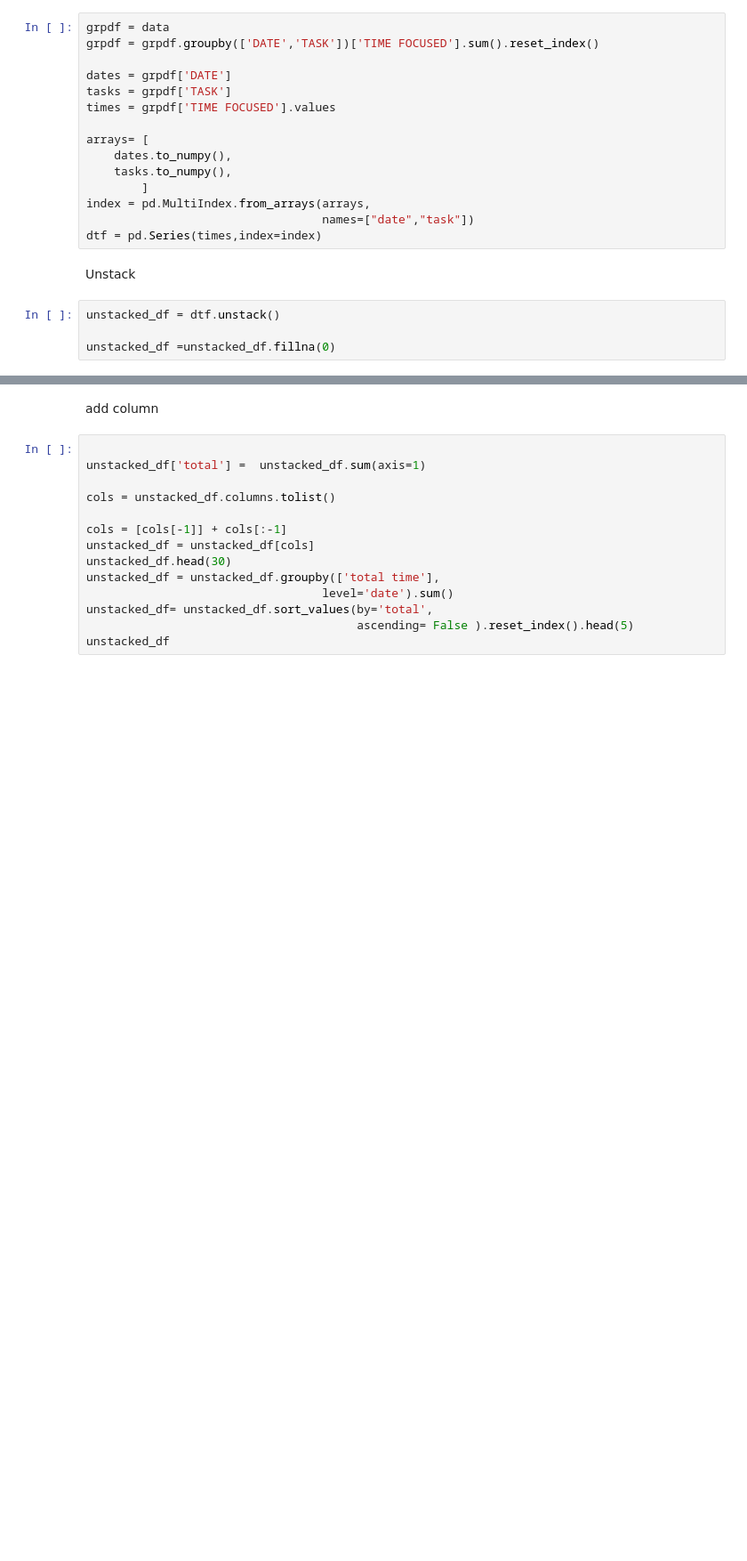
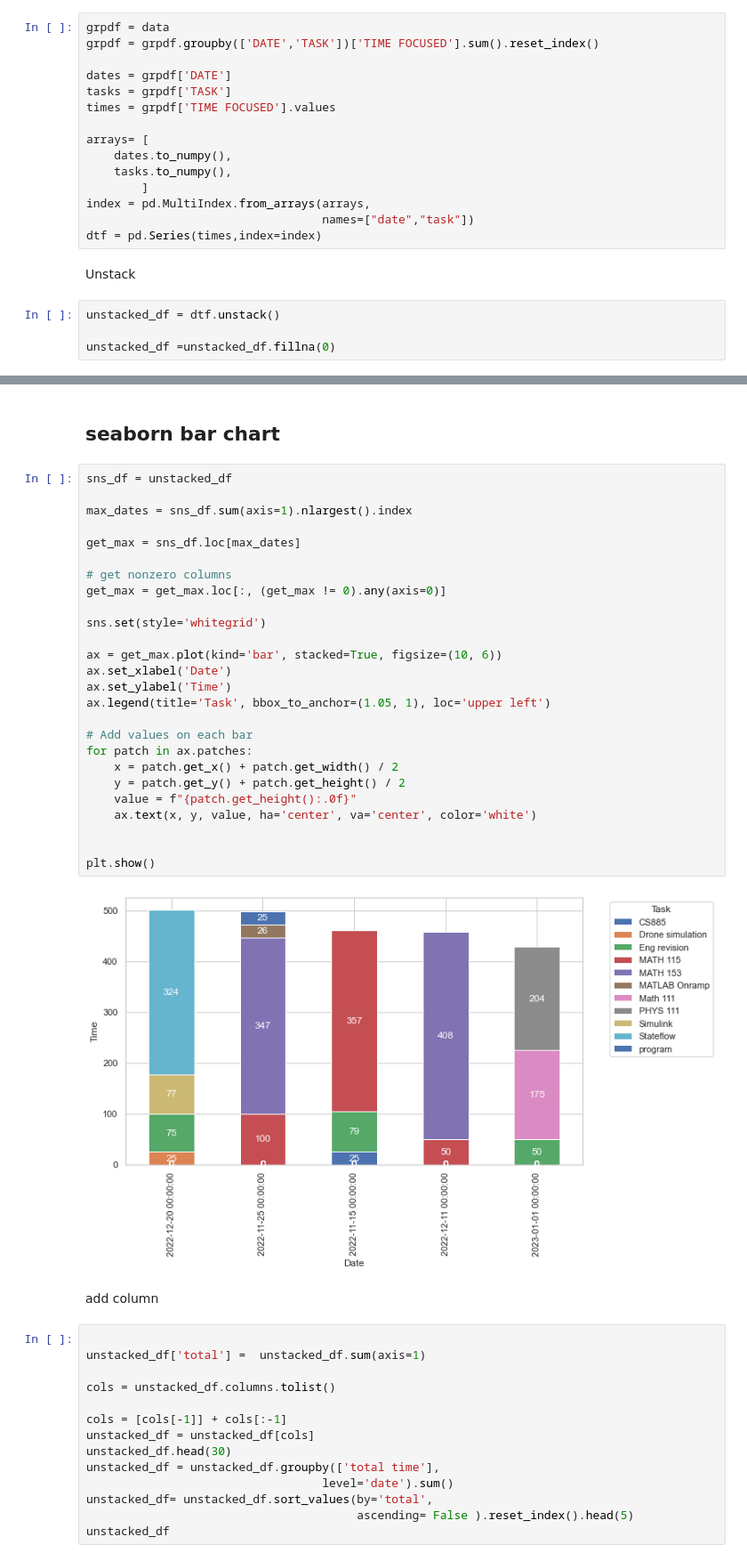
Before and after one commit to itszehrakaya/study-analysis, a Jupyter notebook: data_manipulation.ipynb, the cells around one changed output, grey strips where cells are left out. Shown at 89% size. Cells and saved outputs as stored; diff of their text form; blank space fills up the shorter version.

Commit message:
seaborn bar chart

```diff
--- a/data_manipulation.ipynb
+++ b/data_manipulation.ipynb
@@ -269,3 +269,33 @@ plt.show()
+# %% [markdown]
+## seaborn bar chart
+# %%
+sns_df = unstacked_df
+
+max_dates = sns_df.sum(axis=1).nlargest().index
+
+get_max = sns_df.loc[max_dates]
+
+# get nonzero columns
+get_max = get_max.loc[:, (get_max != 0).any(axis=0)]
+
+sns.set(style='whitegrid')
+
+ax = get_max.plot(kind='bar', stacked=True, figsize=(10, 6))
+ax.set_xlabel('Date')
+ax.set_ylabel('Time')
+ax.legend(title='Task', bbox_to_anchor=(1.05, 1), loc='upper left')
+
+# Add values on each bar
+for patch in ax.patches:
+    x = patch.get_x() + patch.get_width() / 2
+    y = patch.get_y() + patch.get_height() / 2
+    value = f"{patch.get_height():.0f}"
+    ax.text(x, y, value, ha='center', va='center', color='white')
+
+
+plt.show()
+# %% [output]
+[figure, added]
 # %% [markdown]
 add column
 # %%
```
Also changed, not shown: parts of 3 cells of this notebook.
